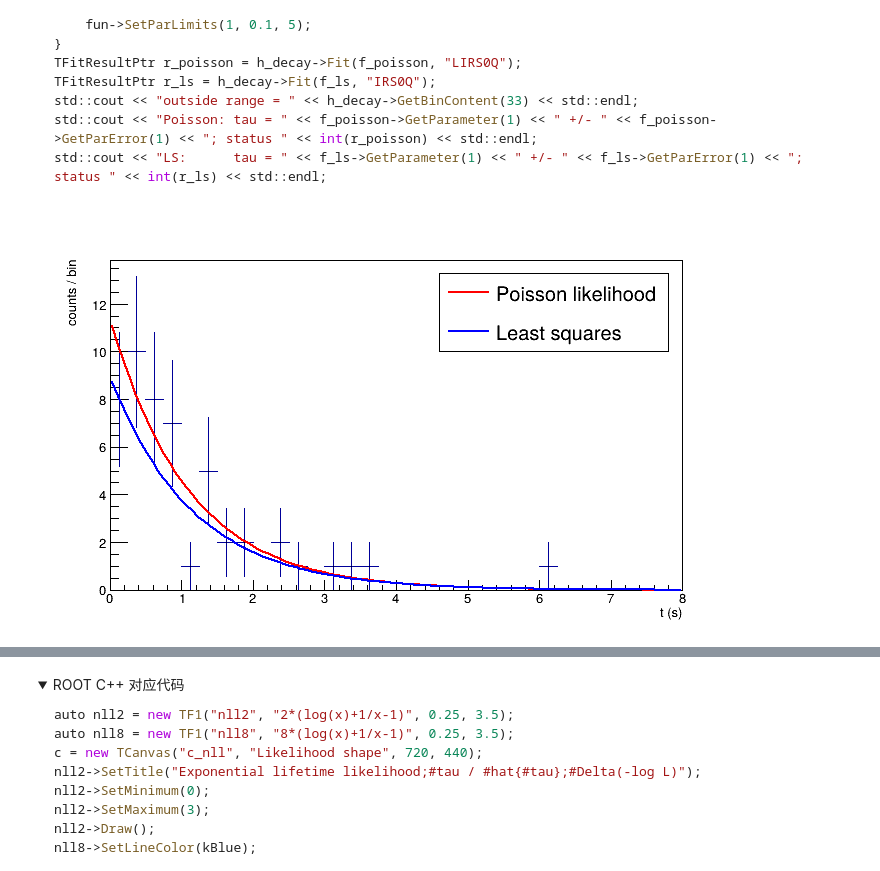
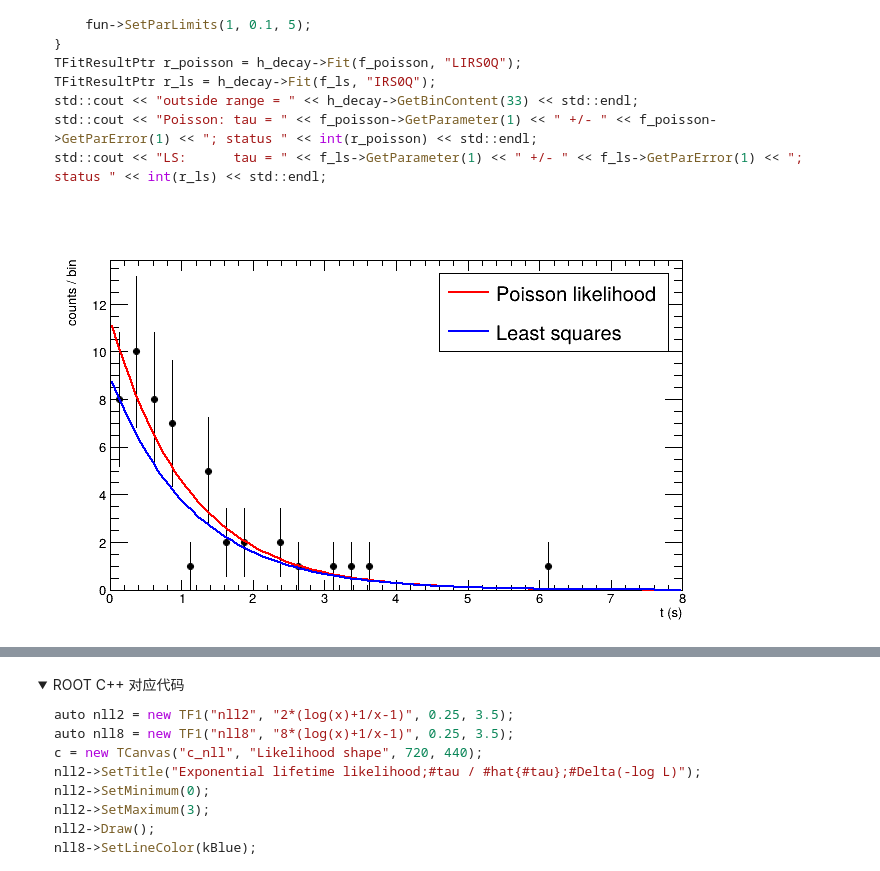
Before and after one commit to zhihuanli/Experimental-Method-in-Nuclear-Physics, a Jupyter notebook: chapt2/ROOT_Fit_Tutorial.ipynb, the cells around one changed output, grey strips where cells are left out. Cells and saved outputs as stored; diff of their text form; code cells hidden in the pictures; folded sections open.

```diff
--- a/chapt2/ROOT_Fit_Tutorial.ipynb
+++ b/chapt2/ROOT_Fit_Tutorial.ipynb
@@ -348,19 +372,20 @@ std::cout << "LS:      tau = " << f_ls->GetParameter(1) << " +/- " << f_ls->GetP
 </details>
 # %%
 c = ROOT.TCanvas("c_decay", "Sparse counts", 720, 440)
-h_decay.Draw("E")
+h_decay.SetMarkerStyle(20)
+h_decay.Draw("E1")
 f_poisson.SetLineColor(ROOT.kRed)
 f_ls.SetLineColor(ROOT.kBlue)
 f_poisson.Draw("same")
 f_ls.Draw("same")
 legend = ROOT.TLegend(0.56, 0.68, 0.88, 0.87)
 legend.AddEntry(f_poisson, "Poisson likelihood", "l")
 legend.AddEntry(f_ls, "Least squares", "l")
 legend.Draw()
 c.SaveAs("fit_figures/root-sparse-counts.png")
 display(Image(filename="fit_figures/root-sparse-counts.png"))
 # %% [output]
-[figure, old version]
+[figure, new version]
 # %% [markdown]
 <details><summary>ROOT C++ 对应代码</summary>
 
```
Also changed, not shown: parts of 40 cells of this notebook, 39 other files.
